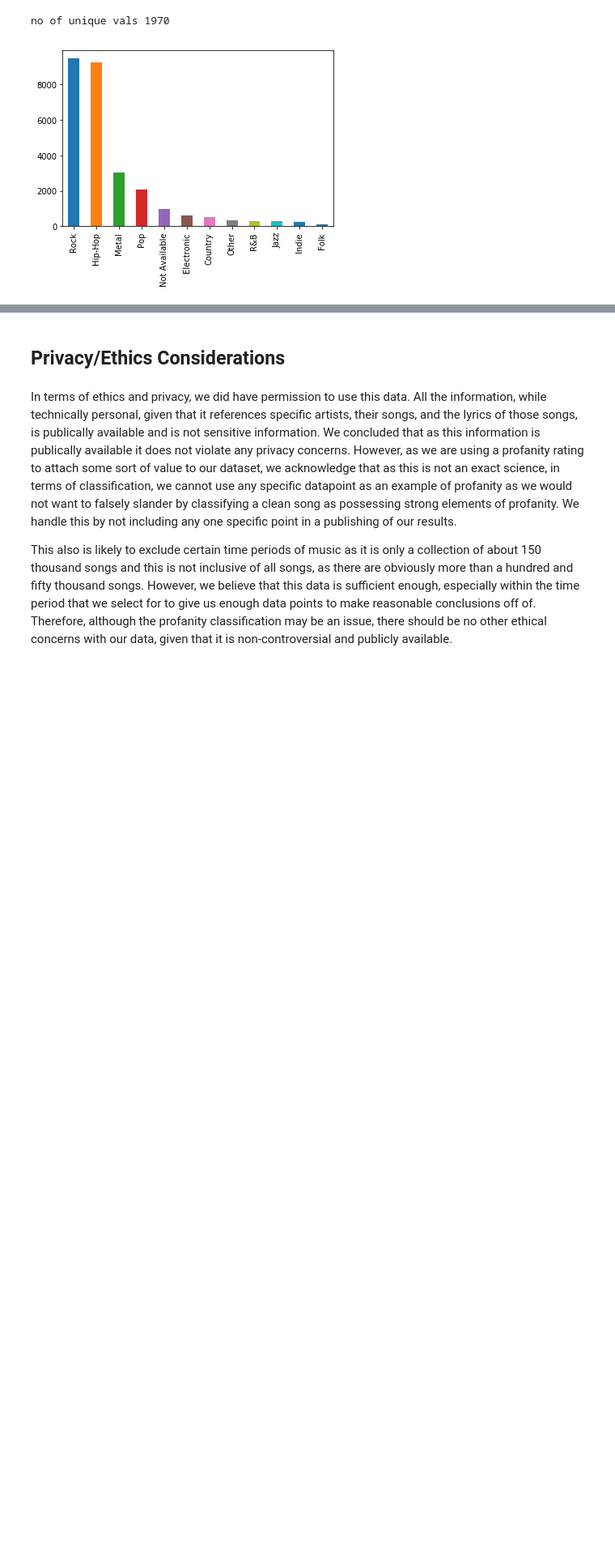
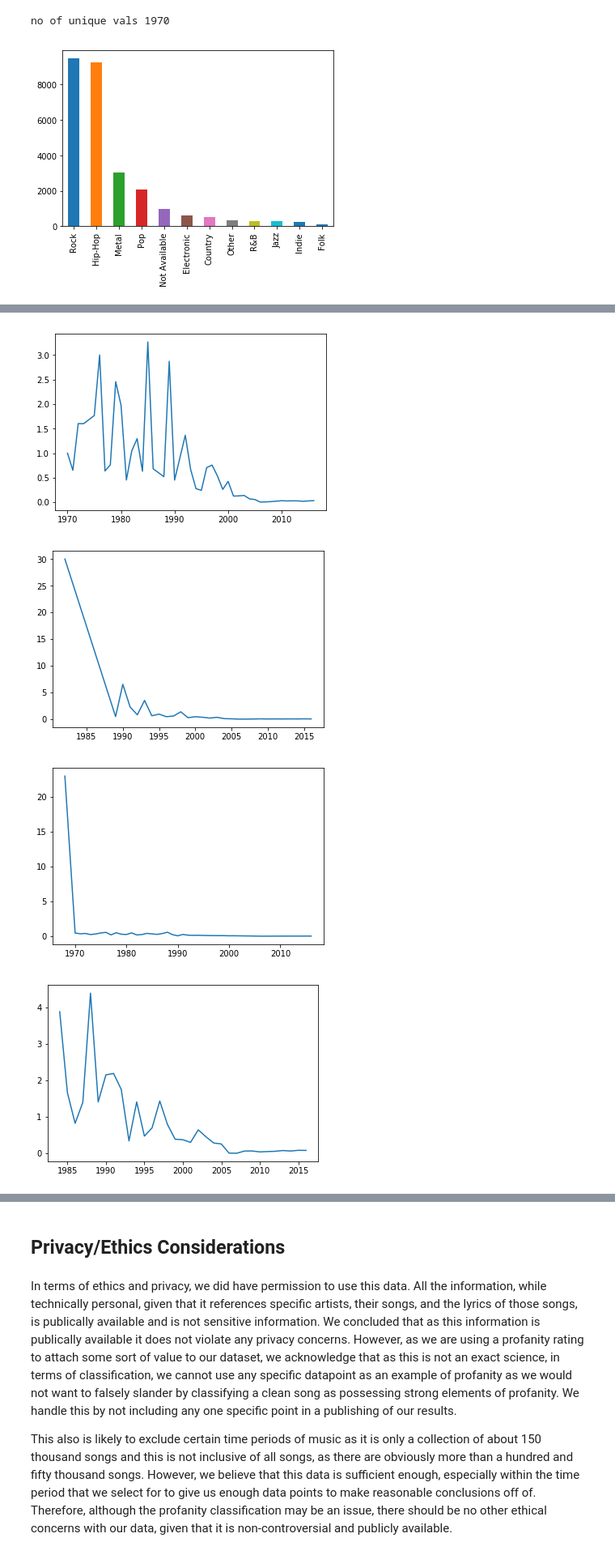
Before and after one commit to igneel73/Swearpop, a Jupyter notebook: Final Report.ipynb, the cells around one changed output, grey strips where cells are left out. Shown at 81% size. Cells and saved outputs as stored; diff of their text form; code cells hidden in the pictures; blank space fills up the shorter version.

```diff
--- a/Final Report.ipynb
+++ b/Final Report.ipynb
@@ -293,0 +351,27 @@ f5 = plt.gcf()
+# %%
+# 2. pop, genre, and year
+year_vals = sorted(raw_data["year"].unique())
+genre_vals = raw_data["genre"].unique()
+avgs = {}
+
+for genre in genre_vals:
+    avgs[genre] = {
+        "years": [],
+        "avgs": []
+    }
+    for year in year_vals:
+        subset = raw_data[raw_data["year"] == year]
+        subset = subset[subset["genre"] == genre]["pop"]
+        avg = subset.mean()
+        if not np.isnan(avg):
+            avgs[genre]["avgs"].append(avg)
+            avgs[genre]["years"].append(year)
+
+for genre in genre_vals:
+    plt.plot(avgs[genre]["years"], avgs[genre]["avgs"])
+    plt.show()
+# %% [output]
+[figure, added]
+[figure, added]
+[figure, added]
+[figure, added]
```
Also changed, not shown: parts of 10 cells of this notebook.
